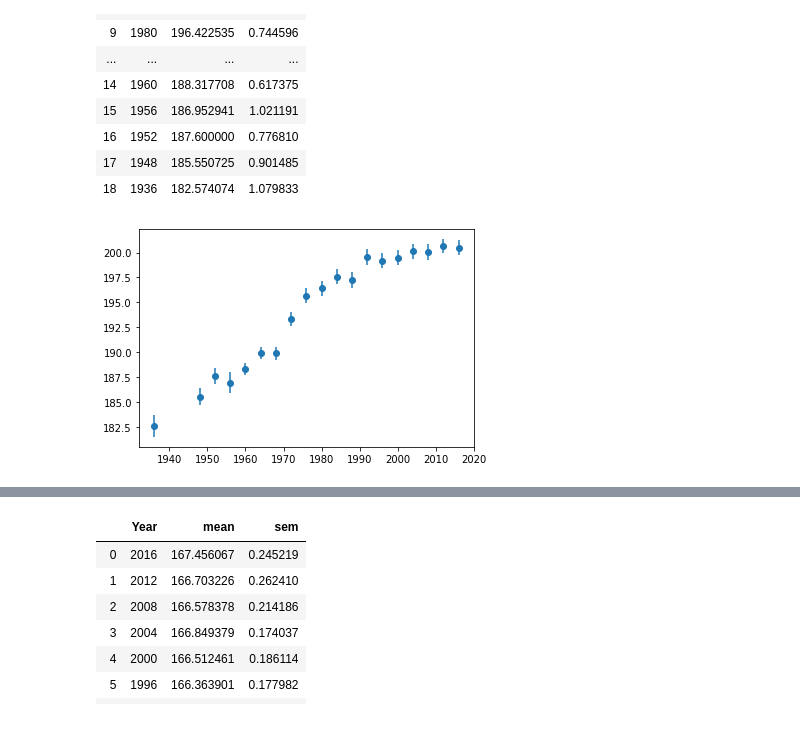
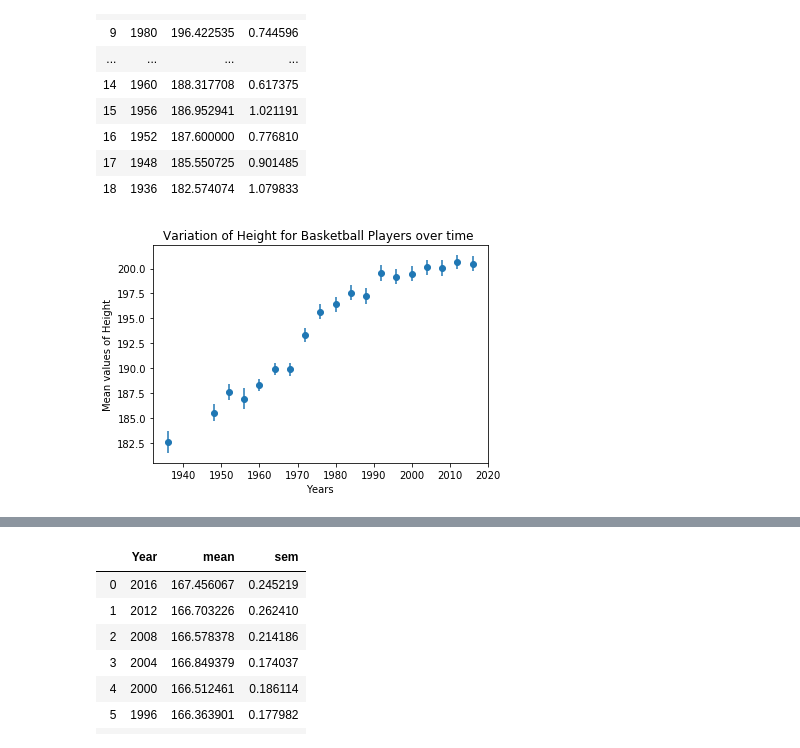
Before and after one commit to shashanksheth/project-dividebyzero, a Jupyter notebook: newbook.ipynb, the cells around one changed output, grey strips where cells are left out. Cells and saved outputs as stored; diff of their text form; code cells hidden in the pictures.

```diff
--- a/newbook.ipynb
+++ b/newbook.ipynb
@@ -466,10 +466,13 @@ sem = sport_maxheight_metrics["sem"]
 # %%
 # Setting up the plot
 fig, ax = plt.subplots()
 ax.errorbar(Year, mean, sem, fmt="o")
+plt.title("Variation of Height for Basketball Players over time ")
+plt.xlabel("Years")
+plt.ylabel("Mean values of Height")
 plt.show()
 # %% [output]
-[figure, old version]
+[figure, new version]
 # %%
 Gymnastics_df = male_df[male_df.Sport=="Gymnastics"]
 Gymnastics_df
```
Also changed, not shown: parts of 2 cells of this notebook.
